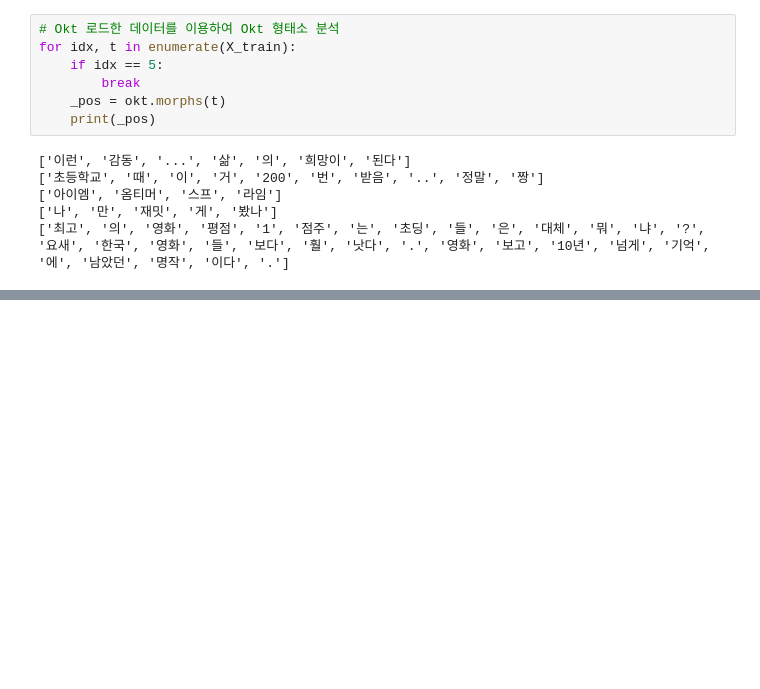
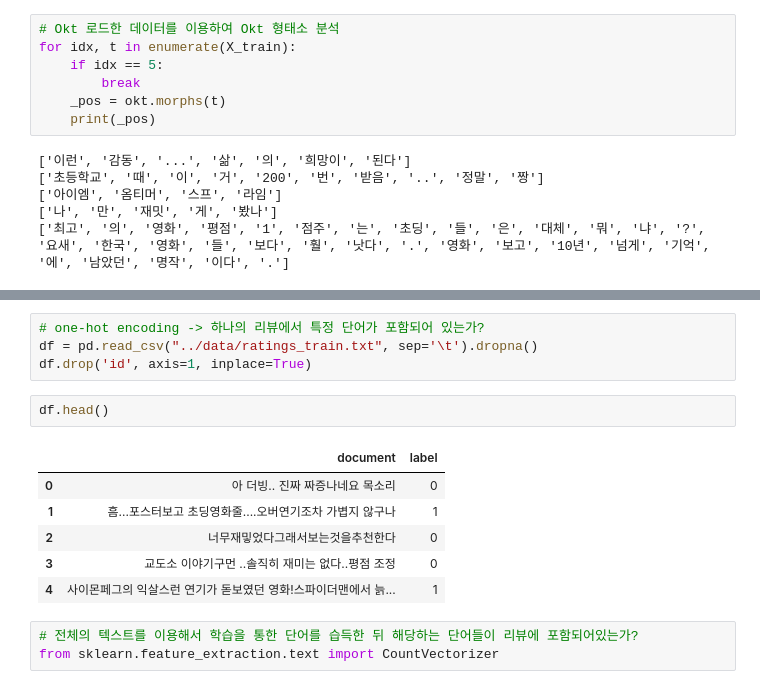
Before and after one commit to JungHyun7/multicam, a Jupyter notebook: 20251020/01_NLP.ipynb, the cells around one changed output, grey strips where cells are left out. Drawn from its saved outputs; the diff is of its cells as text; blank space fills up the shorter version.

```diff
--- a/20251020/01_NLP.ipynb
+++ b/20251020/01_NLP.ipynb
@@ -310,0 +428,16 @@ for idx, t in enumerate(X_train):
+# %%
+# one-hot encoding -> 하나의 리뷰에서 특정 단어가 포함되어 있는가?
+df = pd.read_csv("../data/ratings_train.txt", sep='\t').dropna()
+df.drop('id', axis=1, inplace=True)
+# %%
+df.head()
+# %% [output]
+|  | document | label |
+| 0 | 아 더빙.. 진짜 짜증나네요 목소리 | 0 |
+| 1 | 흠...포스터보고 초딩영화줄....오버연기조차 가볍지 않구나 | 1 |
+| 2 | 너무재밓었다그래서보는것을추천한다 | 0 |
+| 3 | 교도소 이야기구먼 ..솔직히 재미는 없다..평점 조정 | 0 |
+| 4 | 사이몬페그의 익살스런 연기가 돋보였던 영화!스파이더맨에서 늙... | 1 |
+# %%
+# 전체의 텍스트를 이용해서 학습을 통한 단어를 습득한 뒤 해당하는 단어들이 리뷰에 포함되어있는가?
+from sklearn.feature_extraction.text import CountVectorizer
```
Also changed, not shown: parts of 24 cells of this notebook.
